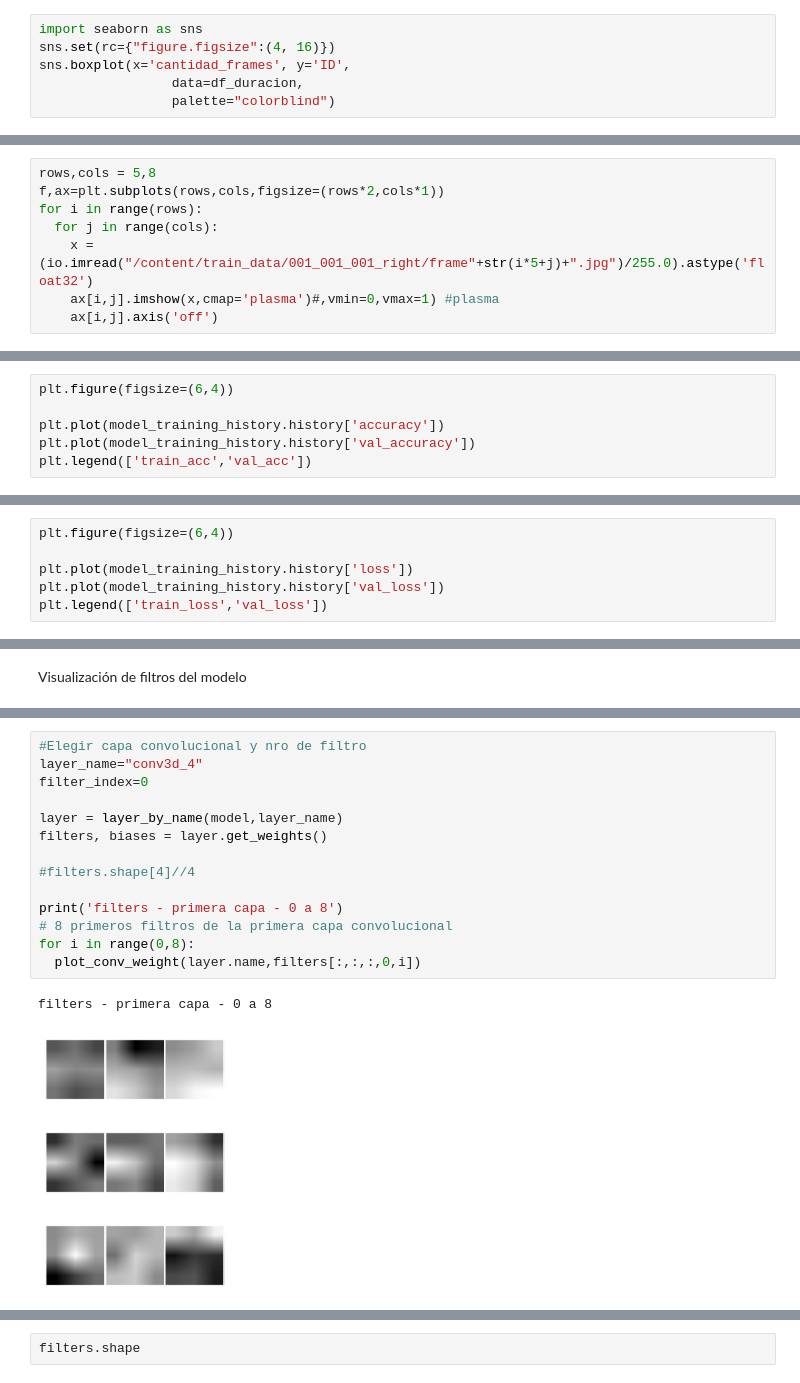
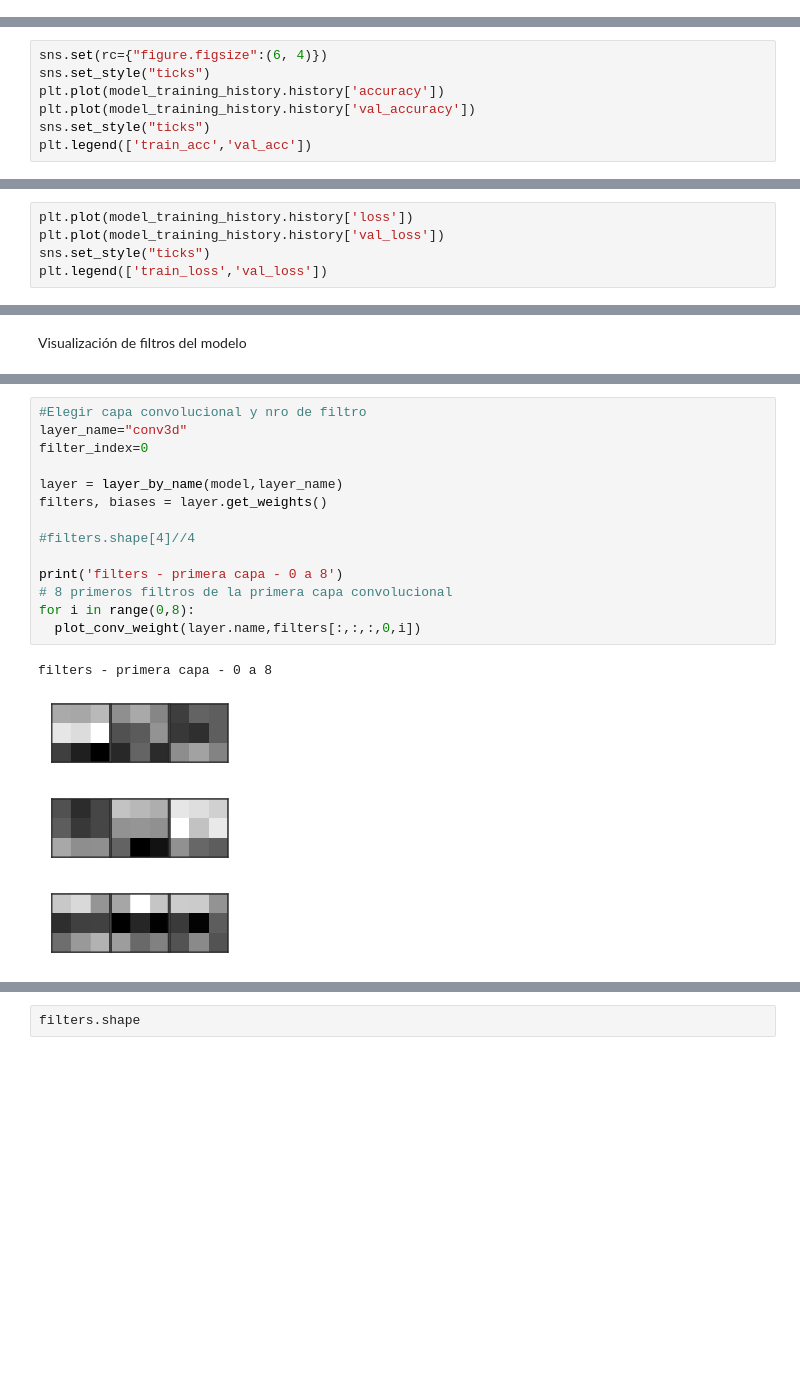
Before and after one commit to ffelicioni/conv3d_video, a Jupyter notebook: clasificar_hands_one_leave.ipynb, the cells around one changed output, grey strips where cells are left out. Drawn from its saved outputs; the diff is of its cells as text; blank space fills up the shorter version.

```diff
--- a/clasificar_hands_one_leave.ipynb
+++ b/clasificar_hands_one_leave.ipynb
@@ -342,6 +294,0 @@ mpl.style.use('classic')
-# %%
-import seaborn as sns
-sns.set(rc={"figure.figsize":(4, 16)})
-sns.boxplot(x='cantidad_frames', y='ID',
-                 data=df_duracion,
-                 palette="colorblind")
@@ -354,8 +294,0 @@ Imágenes de uno de los videos
-# %%
-rows,cols = 5,8
-f,ax=plt.subplots(rows,cols,figsize=(rows*2,cols*1))
-for i in range(rows):
-  for j in range(cols):
-    x = (io.imread("/content/train_data/001_001_001_right/frame"+str(i*5+j)+".jpg")/255.0).astype('float32')
-    ax[i,j].imshow(x,cmap='plasma')#,vmin=0,vmax=1) #plasma
-    ax[i,j].axis('off')
@@ -569,8 +461,9 @@ array([[ 5,  0,  0, ...,  0,  0,  0],
 # %%
-plt.figure(figsize=(6,4))
-
+sns.set(rc={"figure.figsize":(6, 4)})
+sns.set_style("ticks")
 plt.plot(model_training_history.history['accuracy'])
 plt.plot(model_training_history.history['val_accuracy'])
+sns.set_style("ticks")
 plt.legend(['train_acc','val_acc'])
 # %% [output]
 <matplotlib.legend.Legend at 0x...>
@@ -578,8 +471,7 @@ plt.legend(['train_acc','val_acc'])
 # %%
-plt.figure(figsize=(6,4))
-
 plt.plot(model_training_history.history['loss'])
 plt.plot(model_training_history.history['val_loss'])
+sns.set_style("ticks")
 plt.legend(['train_loss','val_loss'])
 # %% [output]
 <matplotlib.legend.Legend at 0x...>
@@ -610,19 +502,19 @@ dense_1 weights: (64, 64),(64,)
 # %%
 #Elegir capa convolucional y nro de filtro
-layer_name="conv3d_4"
+layer_name="conv3d"
 filter_index=0
 
 layer = layer_by_name(model,layer_name)
 filters, biases = layer.get_weights()
 
 #filters.shape[4]//4
 
 print('filters - primera capa - 0 a 8')
 # 8 primeros filtros de la primera capa convolucional
 for i in range(0,8):
   plot_conv_weight(layer.name,filters[:,:,:,0,i])
 # %% [output]
 filters - primera capa - 0 a 8
-[figure, old version]
+[figure, new version]
-[figure, old version]
+[figure, new version]
-[figure, old version]
+[figure, new version]
```
Also changed, not shown: parts of 55 cells of this notebook.
